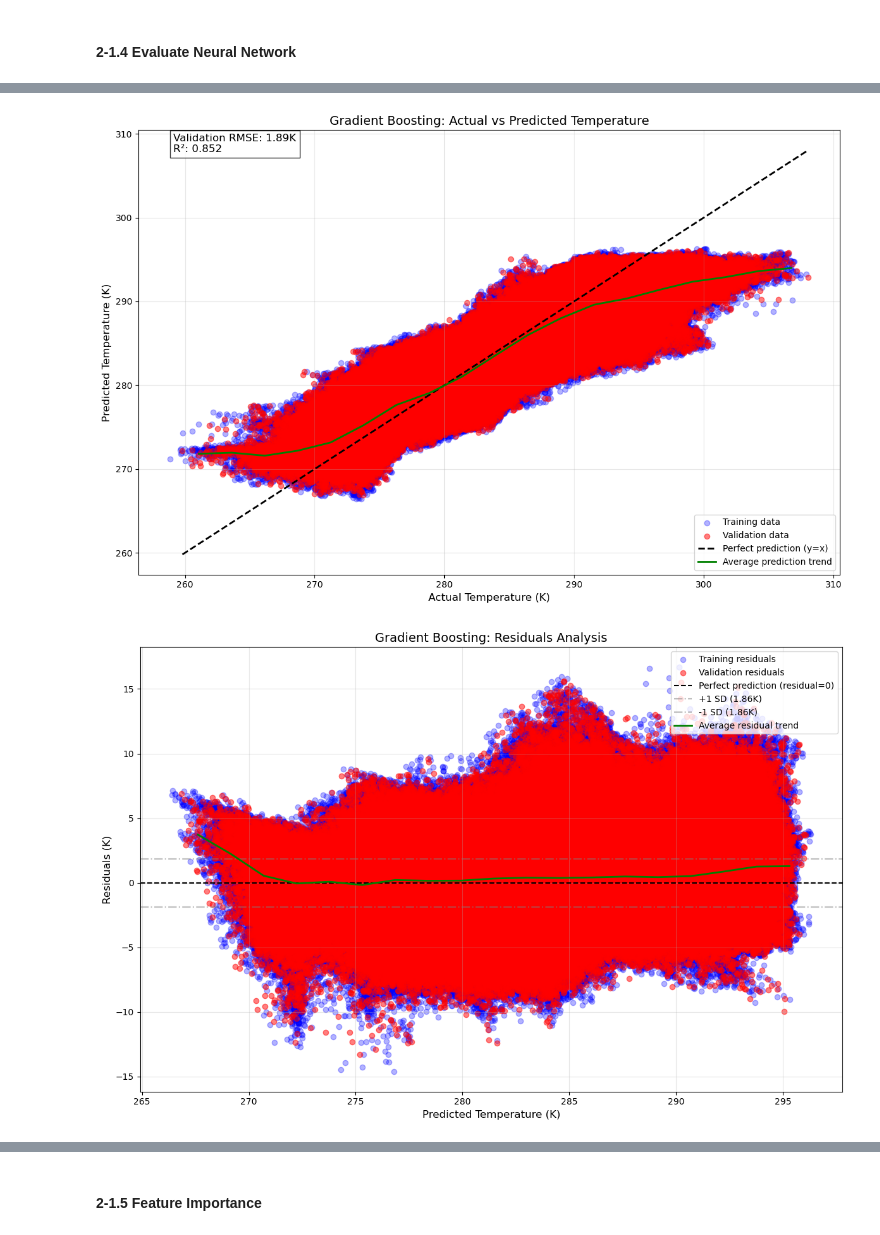
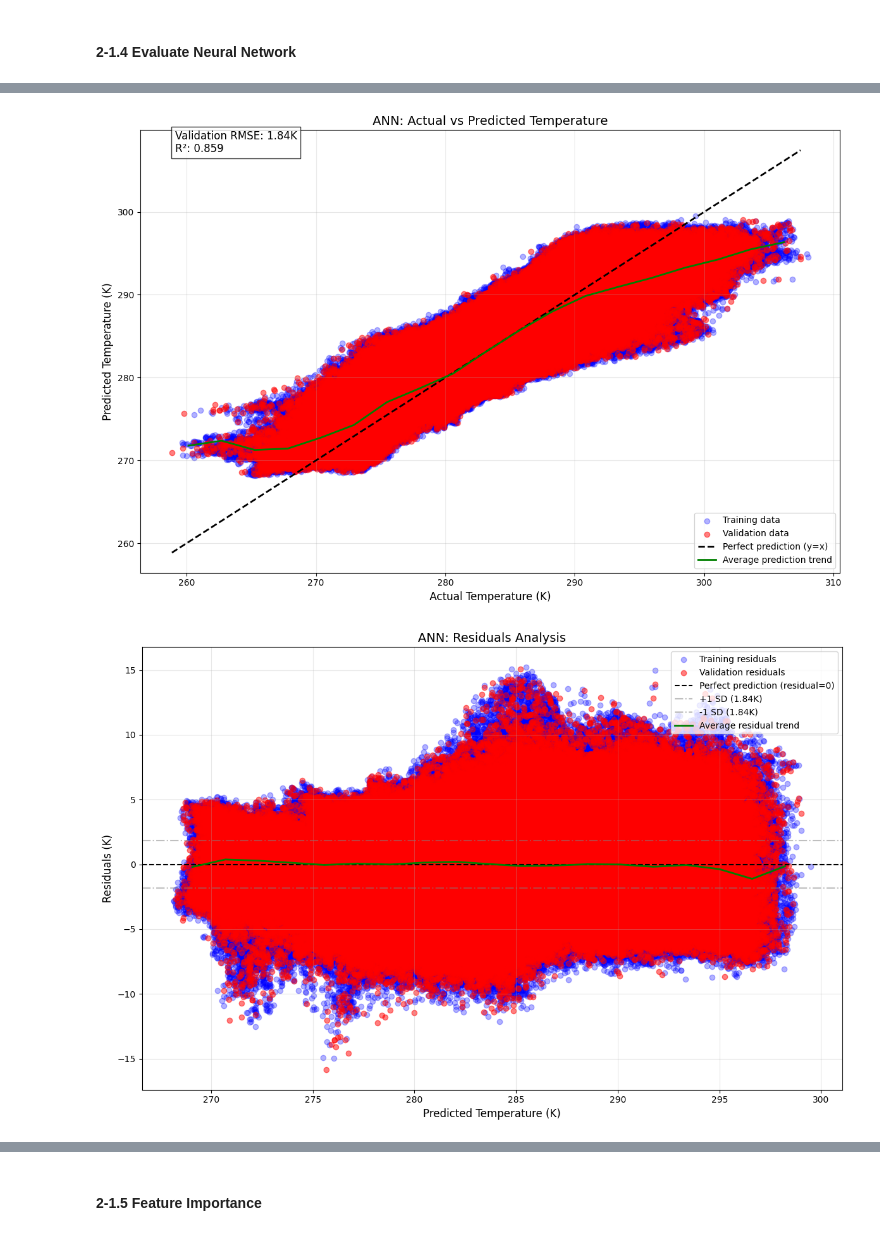
Before and after one commit to leewscott/Group-UK-Temperature-Regression-Integrating-Spatio-Temporal-Features, a Jupyter notebook: 2-1_group_project_modelling_neural_network.ipynb, the cells around one changed output, grey strips where cells are left out. Drawn from its saved outputs; the diff is of its cells as text; code cells hidden in the pictures.

```diff
--- a/2-1_group_project_modelling_neural_network.ipynb
+++ b/2-1_group_project_modelling_neural_network.ipynb
@@ -54,7 +61,7 @@ file_name = "y_valid.csv"
 y_valid = load_data(file_name, file_path = file_path, deliniator = ",")
 """
 
-file_path = "./ERA5 DATA"
+file_path = "./"
 
 file_name = "era5_train_prepared_with_no_nearby.csv"
 data_train = load_data(file_name, file_path = file_path, deliniator = ",")
@@ -212,4 +311,4 @@ neural_network.save("neural_network.h5")
 #### 2-1.4 Evaluate Neural Network
 # %%
 # loads best model
-final_neural_network = keras.models.load_model("neural_network.h5", custom_objects = {"R2": R2})
+final_neural_network = keras.models.load_model("neural_network_group.keras", custom_objects = {"R2": R2})
@@ -257,7 +369,6 @@ plt.plot([y_valid.min(), y_valid.max()], [y_valid.min(), y_valid.max()],
          'k--', lw=2, label='Perfect prediction (y=x)')
 
 # Add a smoothed trend line to show actual model behavior
-from scipy.stats import binned_statistic
 bins = np.linspace(y_valid.min(), y_valid.max(), 20)
 bin_means, bin_edges, _ = binned_statistic(y_valid, y_valid_predictions.ravel(), statistic = 'mean', bins = bins)
 bin_centers = (bin_edges[:-1] + bin_edges[1:]) / 2
@@ -270,44 +381,44 @@ plt.text(0.05, 0.95, f"Validation RMSE: {np.sqrt(mean_squared_error(y_valid, y_v
 
 plt.xlabel('Actual Temperature (K)', fontsize=12)
 plt.ylabel('Predicted Temperature (K)', fontsize=12)
-plt.title('Gradient Boosting: Actual vs Predicted Temperature', fontsize=14)
+plt.title('ANN: Actual vs Predicted Temperature', fontsize=14)
 plt.legend(loc='lower right')
 plt.grid(True, alpha=0.3)
 plt.tight_layout()
 plt.show()
 # %% [output]
-[figure, old version]
+[figure, new version]
 # %%
 # 2. Improved Residuals Plot
 plt.figure(figsize=(12, 8))
 
 # Add separate colors for training and validation
 plt.scatter(y_train_predictions, y_train - y_train_predictions.ravel(), alpha=0.3, label='Training residuals', color='blue')
 plt.scatter(y_valid_predictions, y_valid - y_valid_predictions.ravel(), alpha=0.5, label='Validation residuals', color='red')
 
 # Add zero line
 plt.axhline(y=0, color='k', linestyle='--', label='Perfect prediction (residual=0)')
 
 # Add standard deviation bands
 std_dev = np.std(y_valid - y_valid_predictions.ravel())
 plt.axhline(y=std_dev, color='gray', linestyle='-.', alpha=0.5, label=f'+1 SD ({std_dev:.2f}K)')
 plt.axhline(y=-std_dev, color='gray', linestyle='-.', alpha=0.5, label=f'-1 SD ({std_dev:.2f}K)')
 
 # Add a smoothed trend line for residuals
 bins = np.linspace(y_valid_predictions.min(), y_valid_predictions.max(), 20)
 bin_means, bin_edges, _ = binned_statistic(y_valid_predictions.ravel(), y_valid - y_valid_predictions.ravel(), statistic='mean', bins=bins)
 bin_centers = (bin_edges[:-1] + bin_edges[1:]) / 2
 plt.plot(bin_centers, bin_means, 'g-', lw=2, label='Average residual trend')
 
 plt.xlabel('Predicted Temperature (K)', fontsize=12)
 plt.ylabel('Residuals (K)', fontsize=12)
-plt.title('Gradient Boosting: Residuals Analysis', fontsize=14)
+plt.title('ANN: Residuals Analysis', fontsize=14)
 plt.legend(loc='upper right')
 plt.grid(True, alpha=0.3)
 plt.tight_layout()
 plt.show()
 # %% [output]
-[figure, old version]
+[figure, new version]
 # %%
 # Histogram of residuals
 plt.figure(figsize=(12, 6))
```
Also changed, not shown: parts of 16 cells of this notebook, 1 other file.
